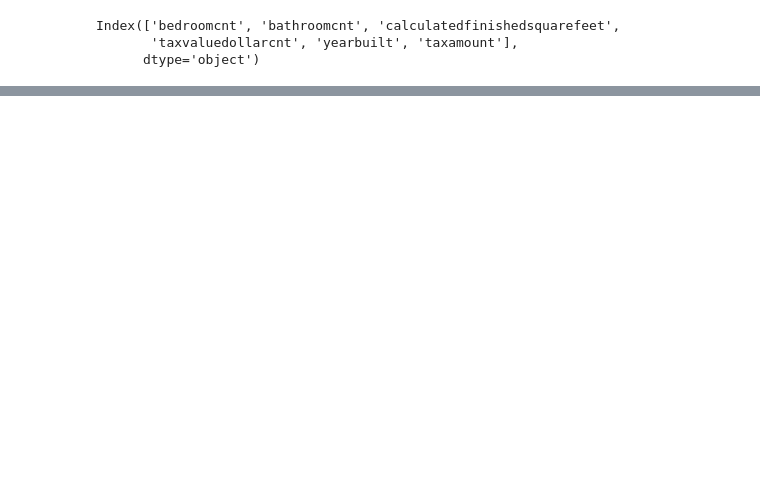
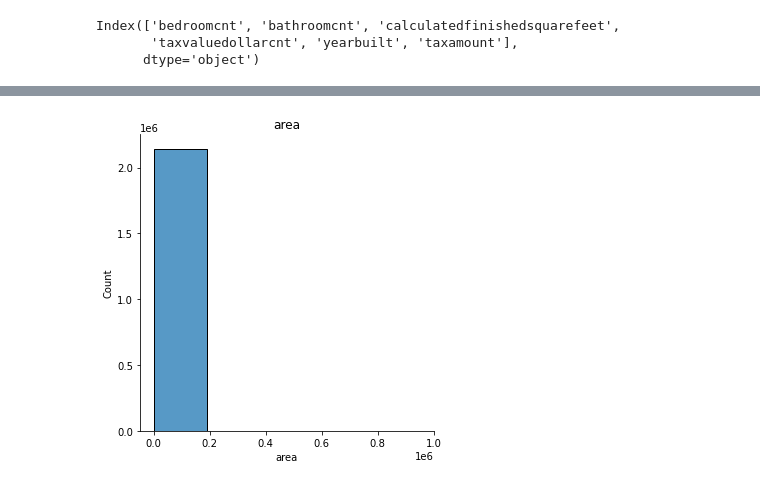
Before and after one commit to cristinalucin/regression-exercises, a Jupyter notebook: regression_exercises.ipynb, the cells around one changed output, grey strips where cells are left out. Cells and saved outputs as stored; diff of their text form; code cells hidden in the pictures; blank space fills up the shorter version.

```diff
--- a/regression_exercises.ipynb
+++ b/regression_exercises.ipynb
@@ -147,0 +207,6 @@ Index(['bedroomcnt', 'bathroomcnt', 'calculatedfinishedsquarefeet',
+# %%
+sns.displot(x='area', data=df, bins=5)
+plt.title('area')
+plt.show()
+# %% [output]
+[figure, added]
```
Also changed, not shown: parts of 31 cells of this notebook, 1 other file.
